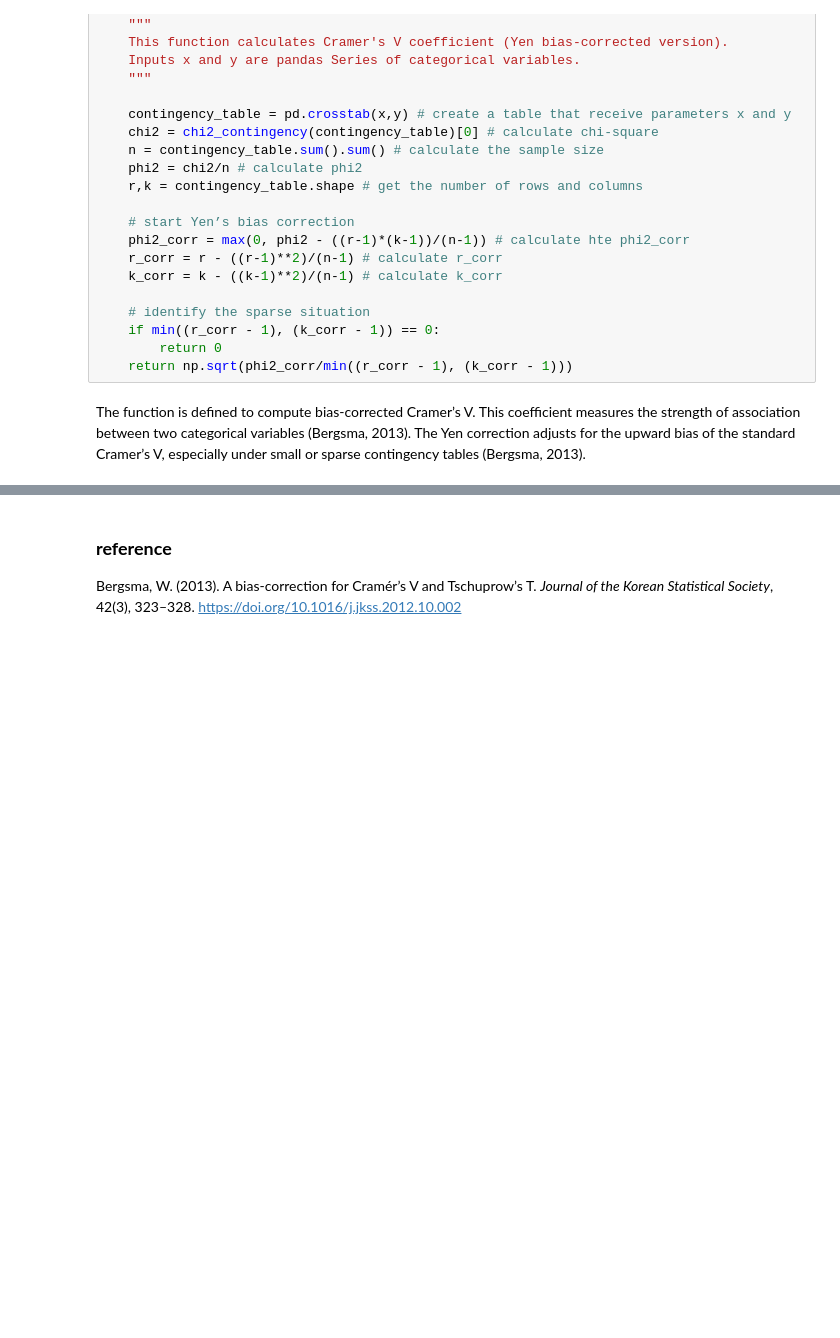
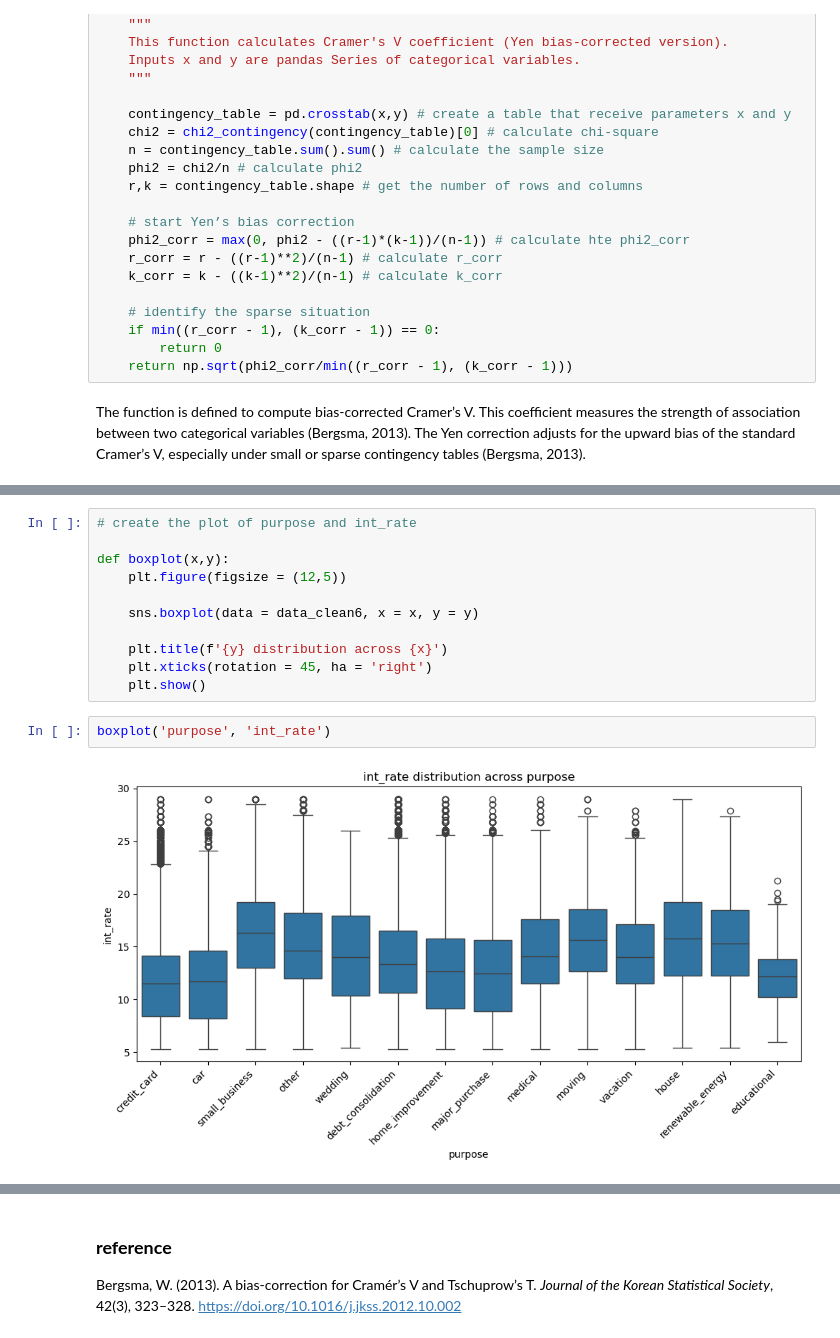
Before and after one commit to BoyiZhang-code/Credit-and-Loss-Analysis, a Jupyter notebook: notebook/Credit_analysis.ipynb, the cells around one changed output, grey strips where cells are left out. Drawn from its saved outputs; the diff is of its cells as text; blank space fills up the shorter version.

```diff
--- a/notebook/Credit_analysis.ipynb
+++ b/notebook/Credit_analysis.ipynb
@@ -647,0 +655,15 @@ Amazing! As the plot shows, most features are independent of one another, with t
+# %%
+# create the plot of purpose and int_rate
+
+def boxplot(x,y):
+    plt.figure(figsize = (12,5))
+
+    sns.boxplot(data = data_clean6, x = x, y = y)
+
+    plt.title(f'{y} distribution across {x}')
+    plt.xticks(rotation = 45, ha = 'right')
+    plt.show()
+# %%
+boxplot('purpose', 'int_rate')
+# %% [output]
+[figure, added]
```
Also changed, not shown: parts of 22 cells of this notebook, 7 other files.
